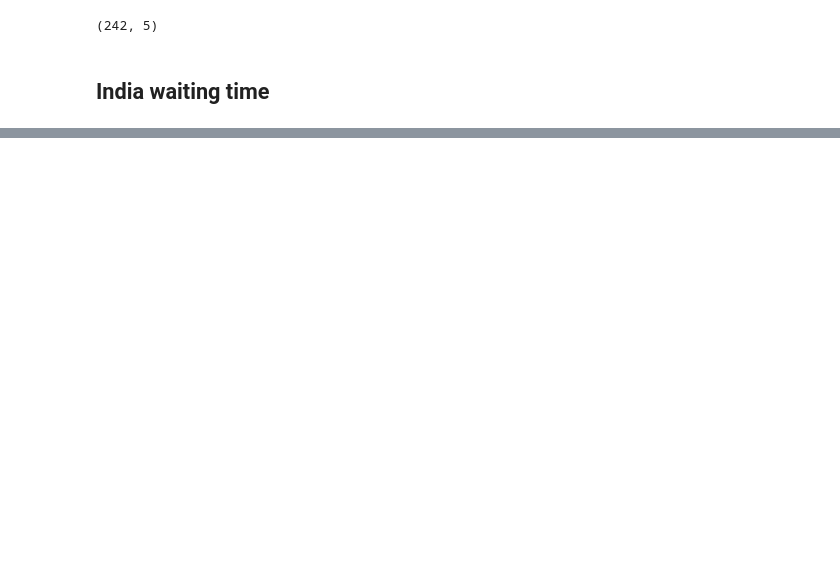
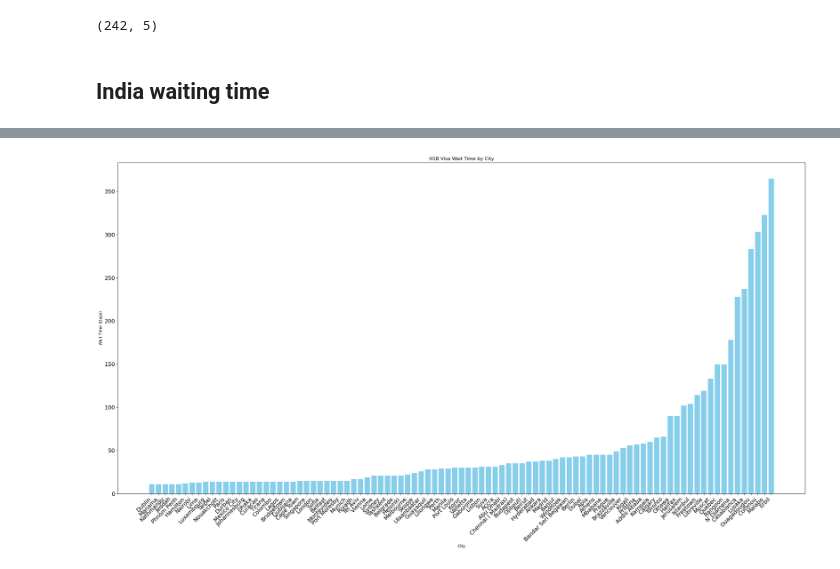
Before and after one commit to KartikThakkar1/Non-Immigrant-Visa-Analysis, a Jupyter notebook: Global_wait_time org.ipynb, the cells around one changed output, grey strips where cells are left out. Cells and saved outputs as stored; diff of their text form; code cells hidden in the pictures; blank space fills up the shorter version.

```diff
--- a/Global_wait_time org.ipynb
+++ b/Global_wait_time org.ipynb
@@ -108,0 +144,25 @@ The city with the lowest H1B visa wait time is Abidjan with 1.0 days.
+# %%
+import matplotlib.pyplot as plt
+import pandas as pd
+
+wt = pd.read_excel("Global Wait Time.xlsx")
+
+h1b_data = wt[['City/Post', 'Interview Required\n\nPetition-Based Temporary Workers (H, L, O, P, Q)']].dropna()
+h1b_data['H1B Wait Time'] = h1b_data['Interview Required\n\nPetition-Based Temporary Workers (H, L, O, P, Q)'].str.extract('(\d+)', expand=False).astype(float)
+
+threshold_wait_time = 10
+filtered_h1b_data = h1b_data[h1b_data['H1B Wait Time'] > threshold_wait_time]
+
+filtered_h1b_data = filtered_h1b_data.sort_values(by='H1B Wait Time')
+
+plt.figure(figsize=(25, 14))
+plt.bar(filtered_h1b_data['City/Post'], filtered_h1b_data['H1B Wait Time'], color='skyblue')
+plt.title('H1B Visa Wait Time by City')
+plt.xlabel('City')
+plt.ylabel('Wait Time (Days)')
+plt.xticks(rotation=45, ha='right', fontsize=14)
+plt.yticks(fontsize=14)
+plt.tight_layout()
+plt.show()
+# %% [output]
+[figure, added]
```
Also changed, not shown: parts of 7 cells of this notebook, 1 other file.
